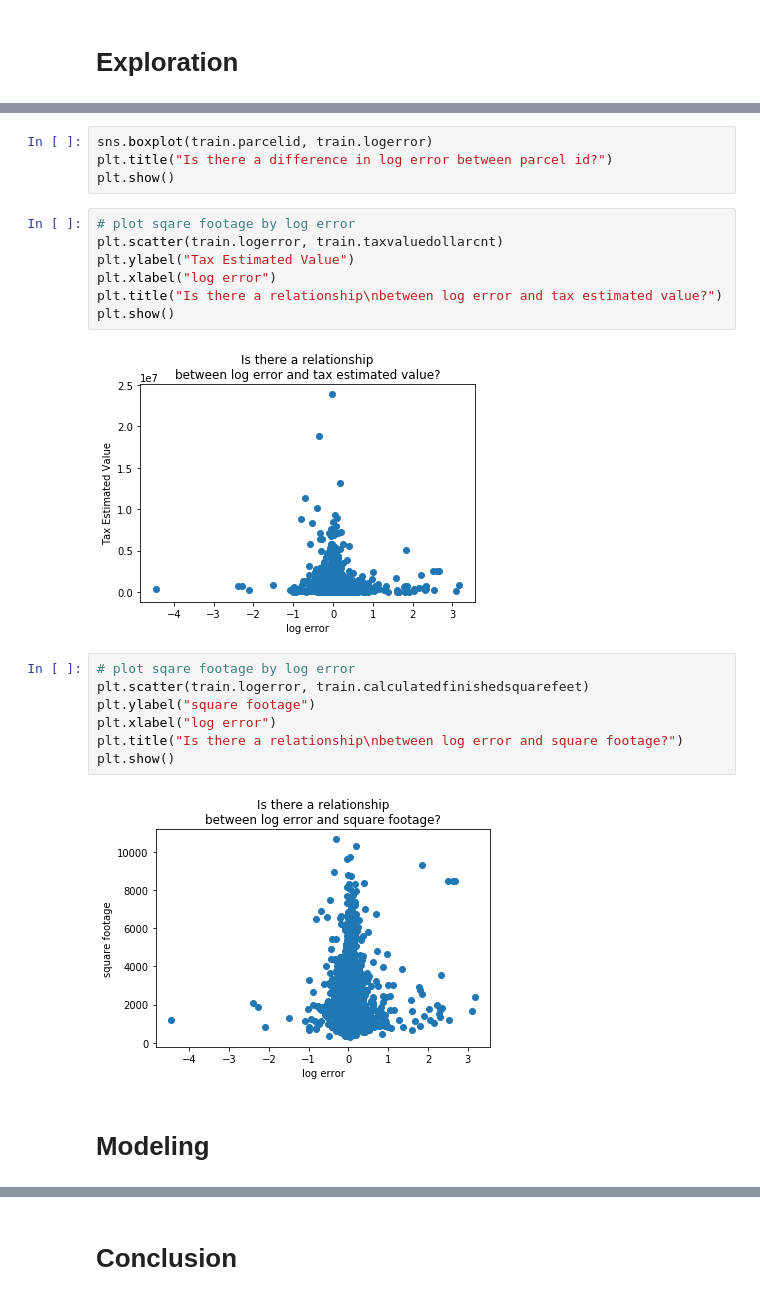
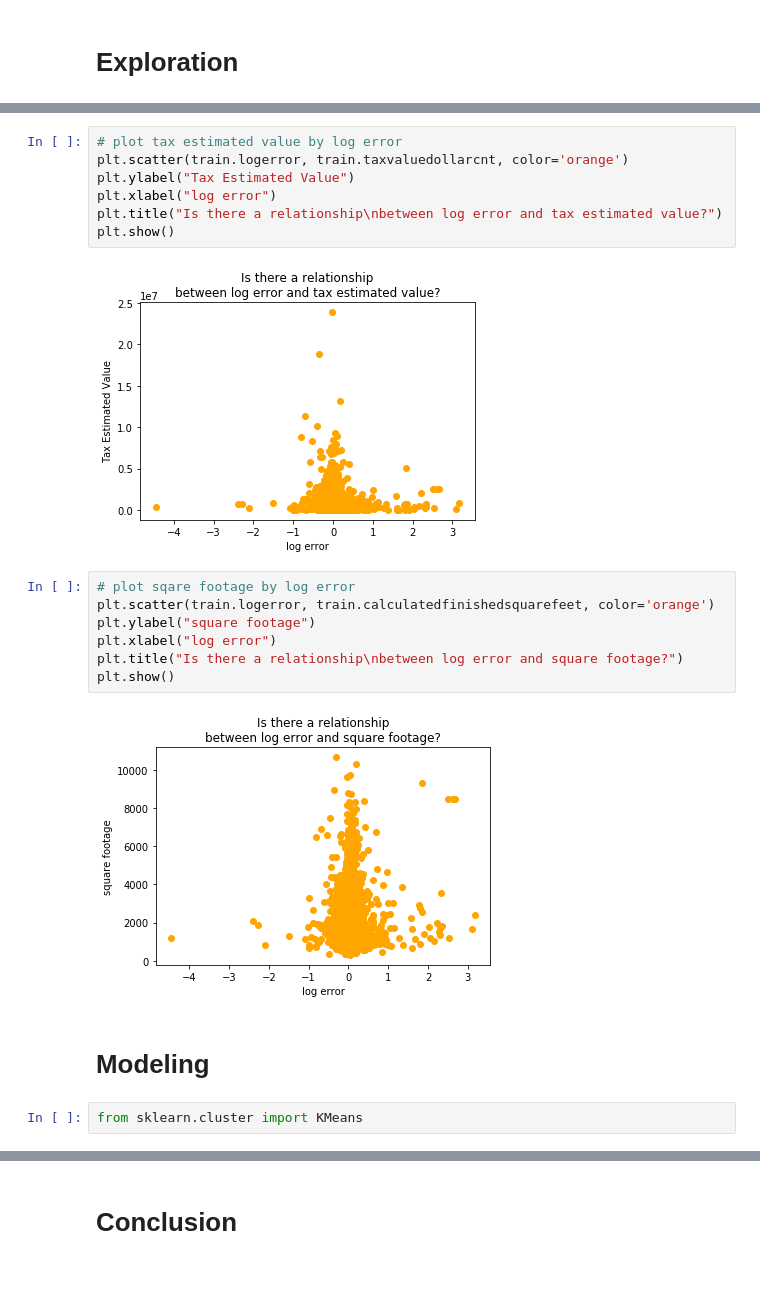
Before and after one commit to Gabby-B-B/clustering-project, a Jupyter notebook: walkthrough_notebook.ipynb, the cells around one changed output, grey strips where cells are left out. Drawn from its saved outputs; the diff is of its cells as text.

```diff
--- a/walkthrough_notebook.ipynb
+++ b/walkthrough_notebook.ipynb
@@ -195,24 +177,22 @@ for col in train.columns:
-# %%
-sns.boxplot(train.parcelid, train.logerror)
-plt.title("Is there a difference in log error between parcel id?")
-plt.show()
 # %%
-# plot sqare footage by log error
-plt.scatter(train.logerror, train.taxvaluedollarcnt)
+# plot tax estimated value by log error
+plt.scatter(train.logerror, train.taxvaluedollarcnt, color='orange')
 plt.ylabel("Tax Estimated Value")
 plt.xlabel("log error")
 plt.title("Is there a relationship\nbetween log error and tax estimated value?")
 plt.show()
 # %% [output]
-[figure, old version]
+[figure, new version]
 # %%
 # plot sqare footage by log error
-plt.scatter(train.logerror, train.calculatedfinishedsquarefeet)
+plt.scatter(train.logerror, train.calculatedfinishedsquarefeet, color='orange')
 plt.ylabel("square footage")
 plt.xlabel("log error")
 plt.title("Is there a relationship\nbetween log error and square footage?")
 plt.show()
 # %% [output]
-[figure, old version]
+[figure, new version]
 # %% [markdown]
 <h1>Modeling </h1>
+# %%
+from sklearn.cluster import KMeans
```
Also changed, not shown: parts of 6 cells of this notebook.
